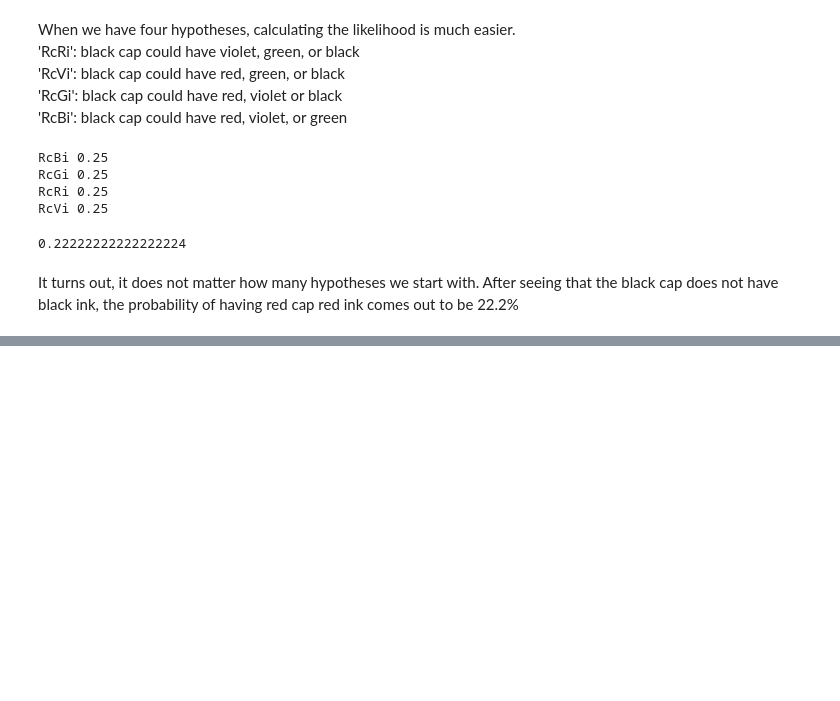
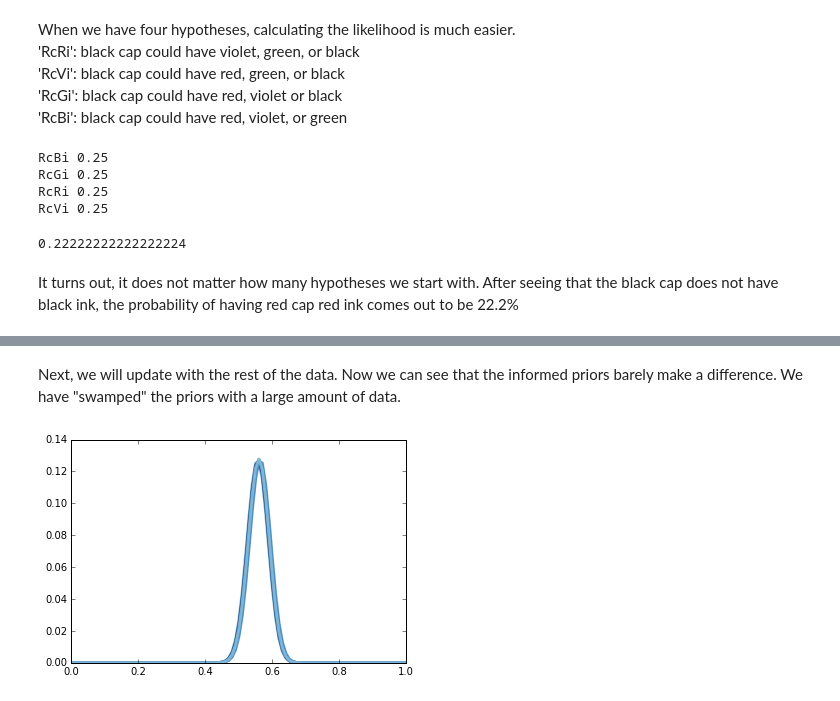
Before and after one commit to NathanYee/ThinkBayes2, a Jupyter notebook: code/report02.ipynb, the cells around one changed output, grey strips where cells are left out. Drawn from its saved outputs; the diff is of its cells as text; code cells hidden in the pictures; blank space fills up the shorter version.

```diff
--- a/code/report02.ipynb
+++ b/code/report02.ipynb
@@ -124,0 +162,9 @@ It turns out, it does not matter how many hypotheses we start with. After seeing
+# %% [markdown]
+Next, we will update with the rest of the data. Now we can see that the informed priors barely make a difference. We have "swamped" the priors with a large amount of data.
+# %%
+for coin in coins:
+    coin.Update((130,100))
+for coin in coins:
+    thinkplot.Pdf(coin.MakePmf())
+# %% [output]
+[figure, added]
```
Also changed, not shown: parts of 14 cells of this notebook.
